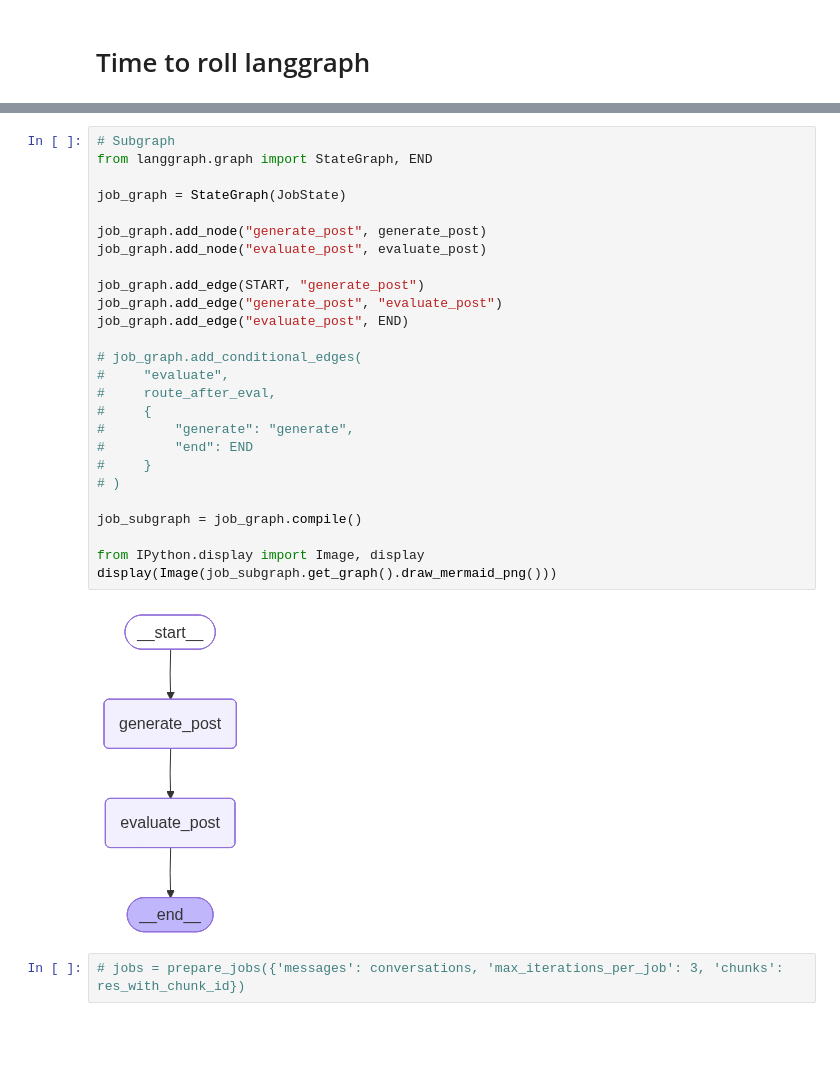
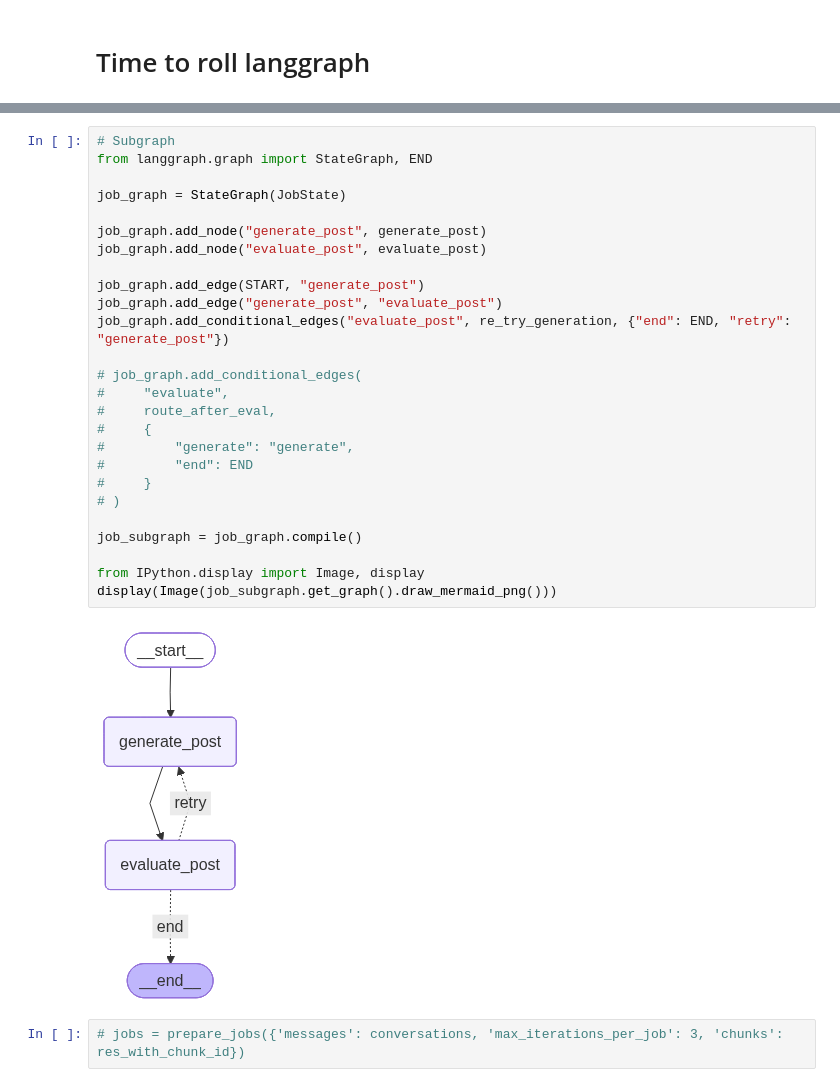
Before and after one commit to c0dysharma/influencer-aunty, a Jupyter notebook: main.ipynb, the cells around one changed output, grey strips where cells are left out. Saved outputs shown, nothing was run; the diff lists cells and outputs as text; blank space fills up the shorter version.

```diff
--- a/main.ipynb
+++ b/main.ipynb
@@ -629,31 +672,31 @@ Evaluate this post according to the criteria above."""
 # %%
 # Subgraph
 from langgraph.graph import StateGraph, END
 
 job_graph = StateGraph(JobState)
 
 job_graph.add_node("generate_post", generate_post)
 job_graph.add_node("evaluate_post", evaluate_post)
 
 job_graph.add_edge(START, "generate_post")
 job_graph.add_edge("generate_post", "evaluate_post")
-job_graph.add_edge("evaluate_post", END)
+job_graph.add_conditional_edges("evaluate_post", re_try_generation, {"end": END, "retry": "generate_post"})
 
 # job_graph.add_conditional_edges(
 #     "evaluate",
 #     route_after_eval,
 #     {
 #         "generate": "generate",
 #         "end": END
 #     }
 # )
 
 job_subgraph = job_graph.compile()
 
 from IPython.display import Image, display
 display(Image(job_subgraph.get_graph().draw_mermaid_png()))
 # %% [output]
-[figure, old version]
+[figure, new version]
 # %%
 # jobs = prepare_jobs({'messages': conversations, 'max_iterations_per_job': 3, 'chunks': res_with_chunk_id})
 # %%
```
Also changed, not shown: parts of 13 cells of this notebook.
